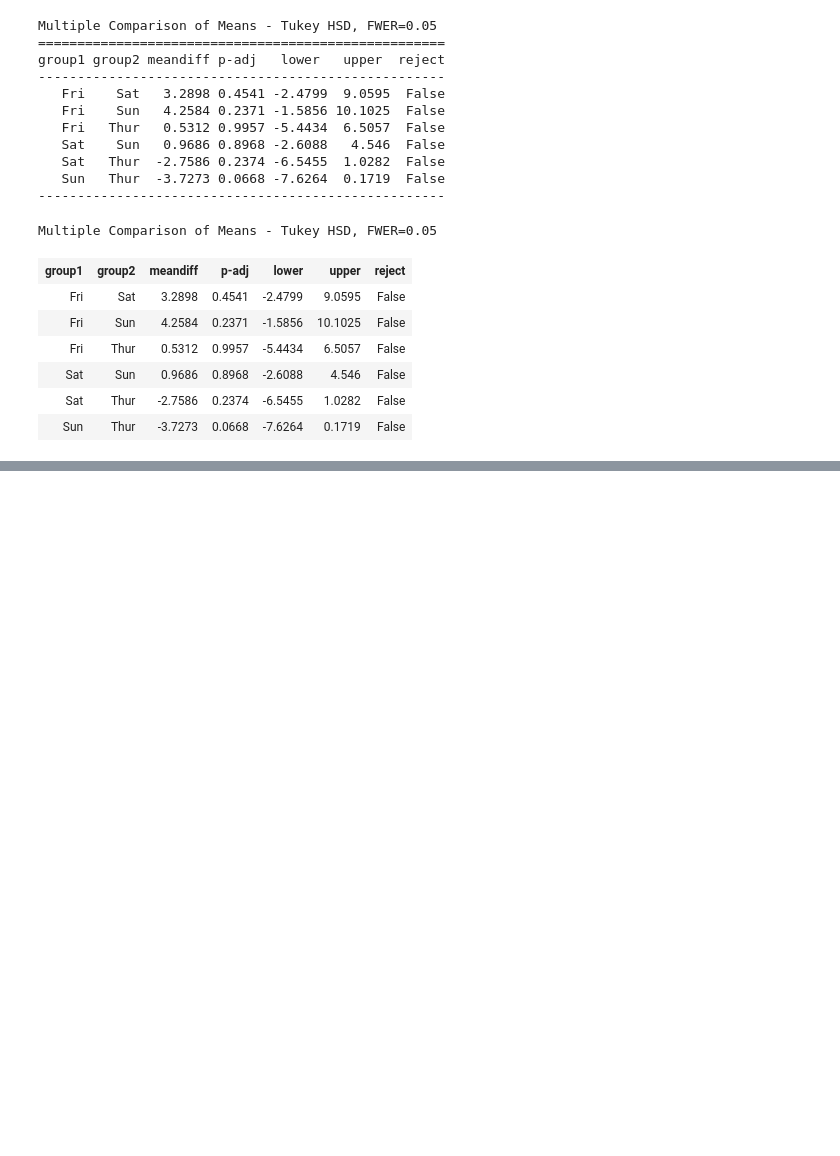
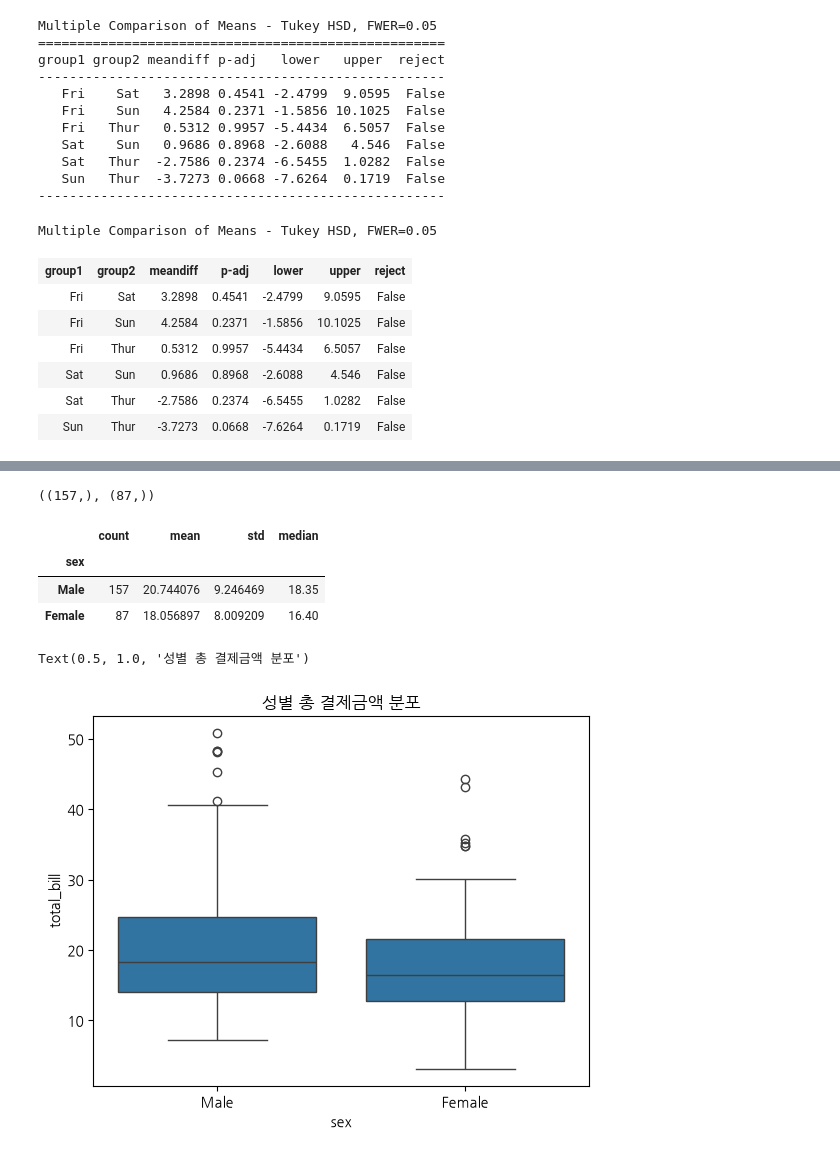
Before and after one commit to Kimchi-2025/big0611, a Jupyter notebook: py/stats.ipynb, the cells around one changed output, grey strips where cells are left out. Cells and saved outputs as stored; diff of their text form; code cells hidden in the pictures; blank space fills up the shorter version.

```diff
--- a/py/stats.ipynb
+++ b/py/stats.ipynb
@@ -1880,0 +2203,3 @@ Multiple Comparison of Means - Tukey HSD, FWER=0.05
+# %%
+tips = sns.load_dataset('tips')
+tips.head()
@@ -1880,0 +2216,19 @@ Multiple Comparison of Means - Tukey HSD, FWER=0.05
+# %%
+male.shape, female.shape
+# %% [output]
+((157,), (87,))
+# %%
+tips.groupby('sex')['total_bill'].agg(['count', 'mean', 'std', 'median'])
+# %% [output]
+|  | count | mean | std | median |
+| sex |  |  |  |  |
+| Male | 157 | 20.744076 | 9.246469 | 18.35 |
+| Female | 87 | 18.056897 | 8.009209 | 16.40 |
+# %%
+plt.rcParams['font.family'] = 'NanumGothic'
+# %%
+sns.boxplot(tips, x='sex', y='total_bill')
+plt.title("성별 총 결제금액 분포")
+# %% [output]
+Text(0.5, 1.0, '성별 총 결제금액 분포')
+[figure, added]
```
Also changed, not shown: parts of 76 cells of this notebook, 2 other files.
